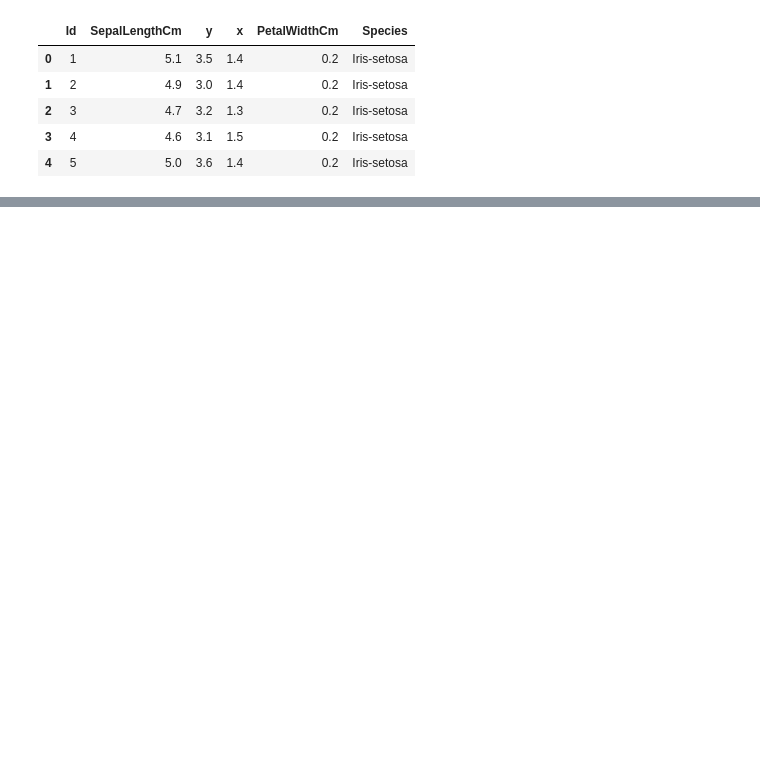
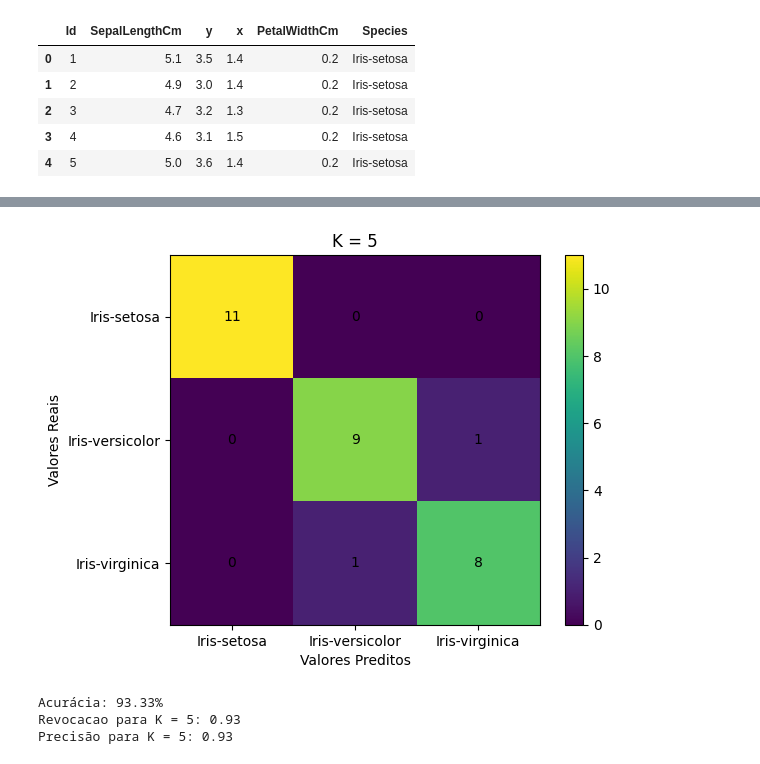
Before and after one commit to carlos-junior2/KNN, a Jupyter notebook: KNN.ipynb, the cells around one changed output, grey strips where cells are left out. Cells and saved outputs as stored; diff of their text form; code cells hidden in the pictures; blank space fills up the shorter version.

```diff
--- a/KNN.ipynb
+++ b/KNN.ipynb
@@ -175,0 +344,9 @@ Erros:  1
+# %%
+plotMatrix(mc3, "K = 5")
+print(f"Acurácia: {k5}%")
+calculaMetricas(5)
+# %% [output]
+[figure, added]
+Acurácia: 93.33%
+Revocacao para K = 5: 0.93
+Precisão para K = 5: 0.93
```
Also changed, not shown: parts of 63 cells of this notebook.
